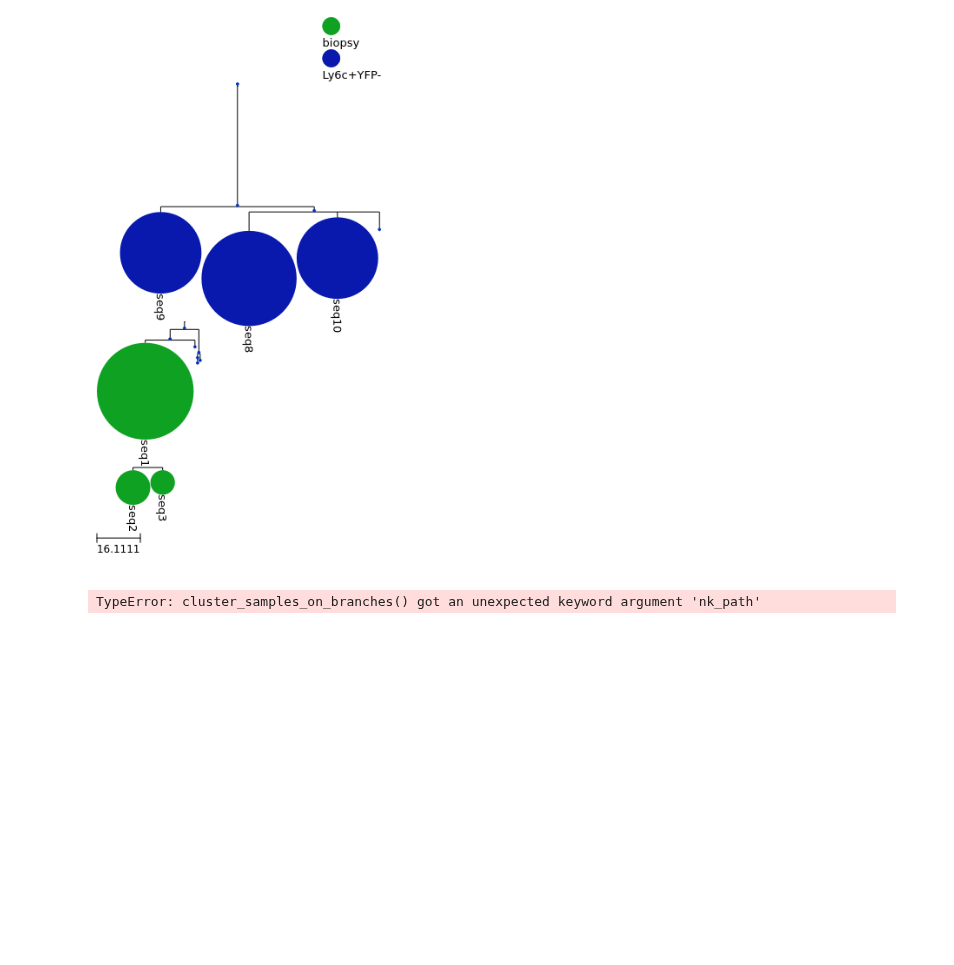
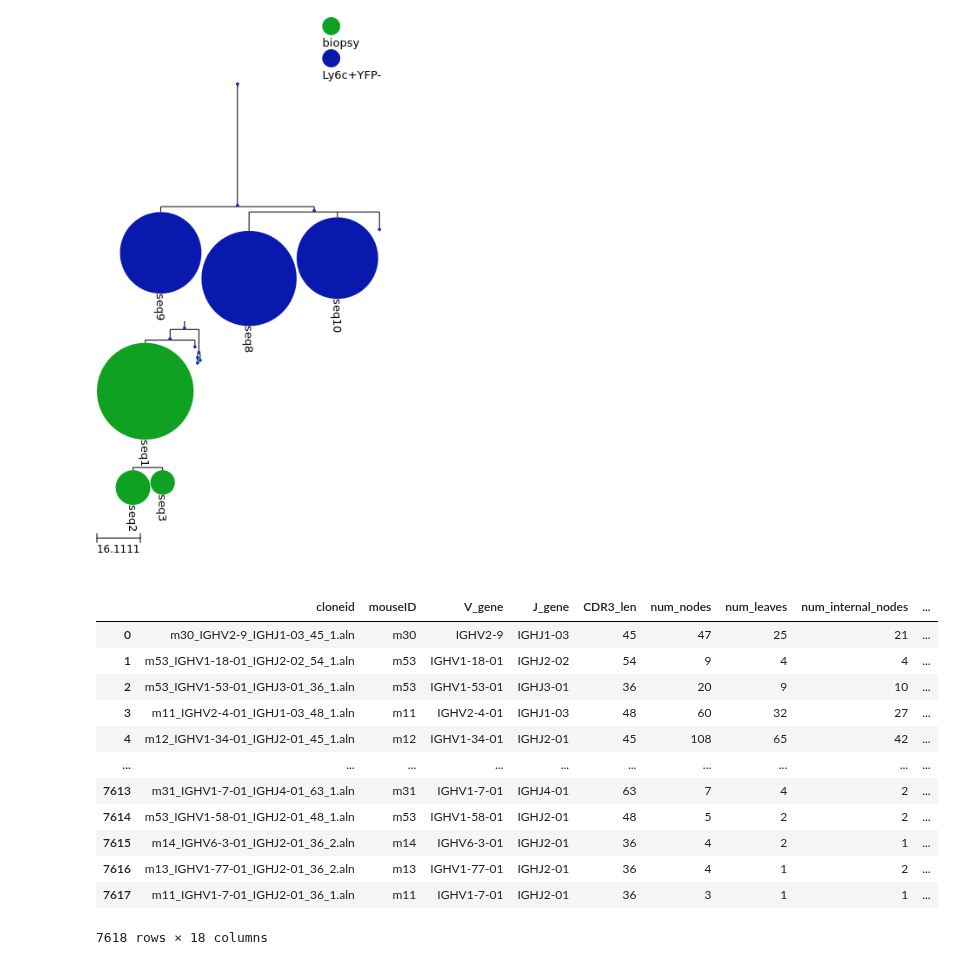
Before and after one commit to hieunguyen4193/sc_bulk_BCR_data_analysis, a Jupyter notebook: Tree03_load_trees_220701_etc_biopsies_fullTrees_and_features.ipynb, the cells around one changed output. Drawn from its saved outputs; the diff is of its cells as text; code cells hidden in the pictures; blank space fills up the shorter version.

```diff
--- a/Tree03_load_trees_220701_etc_biopsies_fullTrees_and_features.ipynb
+++ b/Tree03_load_trees_220701_etc_biopsies_fullTrees_and_features.ipynb
@@ -121,9 +121,7 @@ for cloneid in tqdm(saveTreeobj.keys()):
 
 randdf = pd.DataFrame.from_dict(
     {
-        "cloneID": saveTreeobj.keys(),
+        "cloneid": saveTreeobj.keys(),
         f"rand_index_{cluster_resolution}": all_rand_idxs
     }
 )
-# %% [output]
-TypeError: cluster_samples_on_branches() got an unexpected keyword argument 'nk_path'
@@ -131,0 +128,16 @@ randdf
+# %%
+maindf = maindf.merge(randdf, right_on = "cloneid", left_on = "cloneid")
+# %% [output]
+|  | cloneid | mouseID | V_gene | J_gene | CDR3_len | num_nodes | num_leaves | num_internal_nodes | ... |
+| 0 | m30_IGHV2-9_IGHJ1-03_45_1.aln | m30 | IGHV2-9 | IGHJ1-03 | 45 | 47 | 25 | 21 | ... |
+| 1 | m53_IGHV1-18-01_IGHJ2-02_54_1.aln | m53 | IGHV1-18-01 | IGHJ2-02 | 54 | 9 | 4 | 4 | ... |
+| 2 | m53_IGHV1-53-01_IGHJ3-01_36_1.aln | m53 | IGHV1-53-01 | IGHJ3-01 | 36 | 20 | 9 | 10 | ... |
+| 3 | m11_IGHV2-4-01_IGHJ1-03_48_1.aln | m11 | IGHV2-4-01 | IGHJ1-03 | 48 | 60 | 32 | 27 | ... |
+| 4 | m12_IGHV1-34-01_IGHJ2-01_45_1.aln | m12 | IGHV1-34-01 | IGHJ2-01 | 45 | 108 | 65 | 42 | ... |
+| ... | ... | ... | ... | ... | ... | ... | ... | ... | ... |
+| 7613 | m31_IGHV1-7-01_IGHJ4-01_63_1.aln | m31 | IGHV1-7-01 | IGHJ4-01 | 63 | 7 | 4 | 2 | ... |
+| 7614 | m53_IGHV1-58-01_IGHJ2-01_48_1.aln | m53 | IGHV1-58-01 | IGHJ2-01 | 48 | 5 | 2 | 2 | ... |
+| 7615 | m14_IGHV6-3-01_IGHJ2-01_36_2.aln | m14 | IGHV6-3-01 | IGHJ2-01 | 36 | 4 | 2 | 1 | ... |
+| 7616 | m13_IGHV1-77-01_IGHJ2-01_36_2.aln | m13 | IGHV1-77-01 | IGHJ2-01 | 36 | 4 | 1 | 2 | ... |
+| 7617 | m11_IGHV1-7-01_IGHJ2-01_36_1.aln | m11 | IGHV1-7-01 | IGHJ2-01 | 36 | 3 | 1 | 1 | ... |
+7618 rows × 18 columns
```
Also changed, not shown: parts of 1 cell of this notebook, 2 other files.
